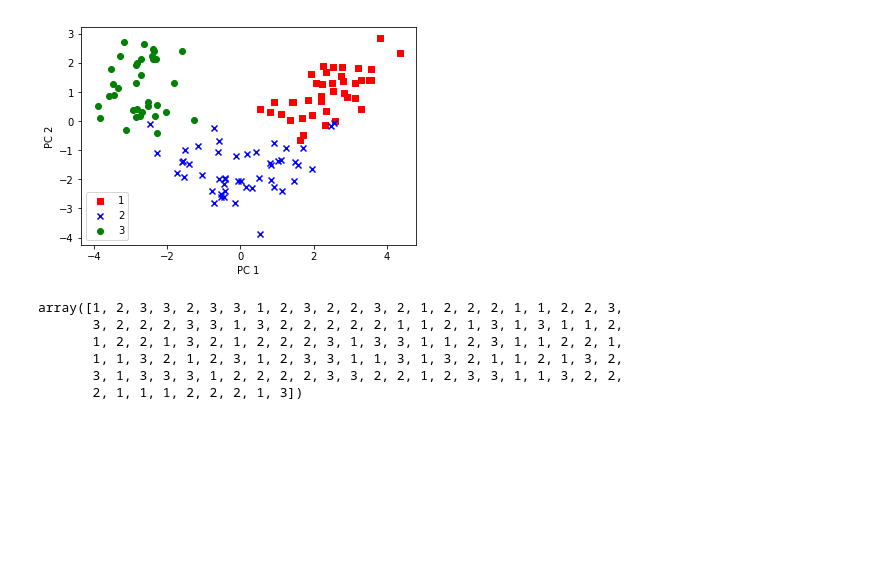
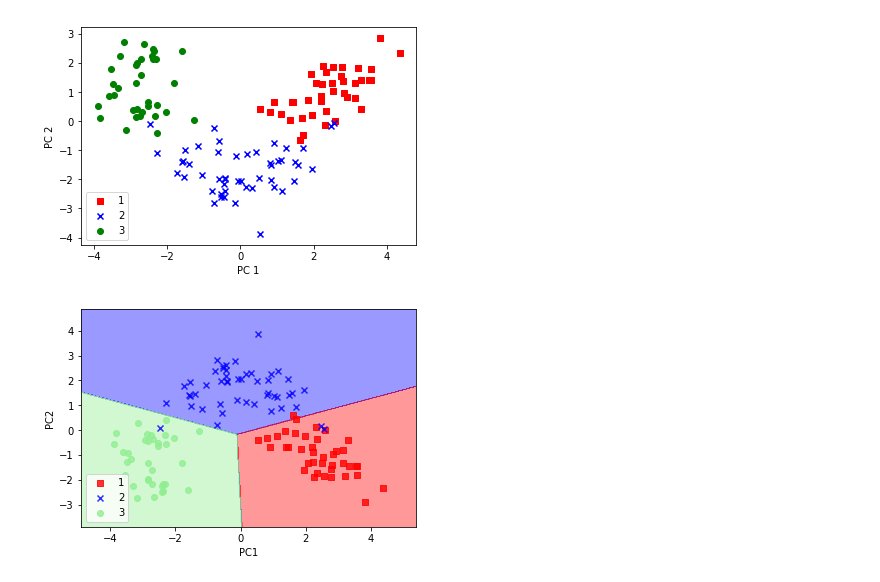
Before and after one commit to shunjilin/Python-Machine-Learning, a Jupyter notebook: 05.CompressingDataViaDimensionalityReduction/wine.ipynb, the cells around one changed output. Saved outputs shown, nothing was run; the diff lists cells and outputs as text; code cells hidden in the pictures; blank space fills up the shorter version.

```diff
--- a/05.CompressingDataViaDimensionalityReduction/wine.ipynb
+++ b/05.CompressingDataViaDimensionalityReduction/wine.ipynb
@@ -121,12 +121,21 @@ plt.show()
 # linear classifier will separate the classes well
 # %% [output]
 [figure]
-# %%
-y_train
-# %% [output]
-array([1, 2, 3, 3, 2, 3, 3, 1, 2, 3, 2, 2, 3, 2, 1, 2, 2, 2, 1, 1, 2, 2, 3,
-       3, 2, 2, 2, 3, 3, 1, 3, 2, 2, 2, 2, 2, 1, 1, 2, 1, 3, 1, 3, 1, 1, 2,
-       1, 2, 2, 1, 3, 2, 1, 2, 2, 2, 3, 1, 3, 3, 1, 1, 2, 3, 1, 1, 2, 2, 1,
-       1, 1, 3, 2, 1, 2, 3, 1, 2, 3, 3, 1, 1, 3, 1, 3, 2, 1, 1, 2, 1, 3, 2,
-       3, 1, 3, 3, 3, 1, 2, 2, 2, 2, 3, 3, 2, 2, 1, 2, 3, 3, 1, 1, 3, 2, 2,
-       2, 1, 1, 1, 2, 2, 2, 1, 3])
+# %%
+# PCA in scikit-learn
+from plot_decision_regions import plot_decision_regions
+
+from sklearn.linear_model import LogisticRegression
+from sklearn.decomposition import PCA
+pca = PCA(n_components=2)
+lr = LogisticRegression()
+X_train_pca = pca.fit_transform(X_train_std)
+X_test_pca = pca.transform(X_test_std)
+lr.fit(X_train_pca, y_train)
+plot_decision_regions(X_train_pca, y_train, classifier=lr)
+plt.xlabel('PC1')
+plt.ylabel('PC2')
+plt.legend(loc='lower left')
+plt.show()
+# %% [output]
+[figure, added]
```
Also changed, not shown: parts of 9 cells of this notebook, 1 other file.
